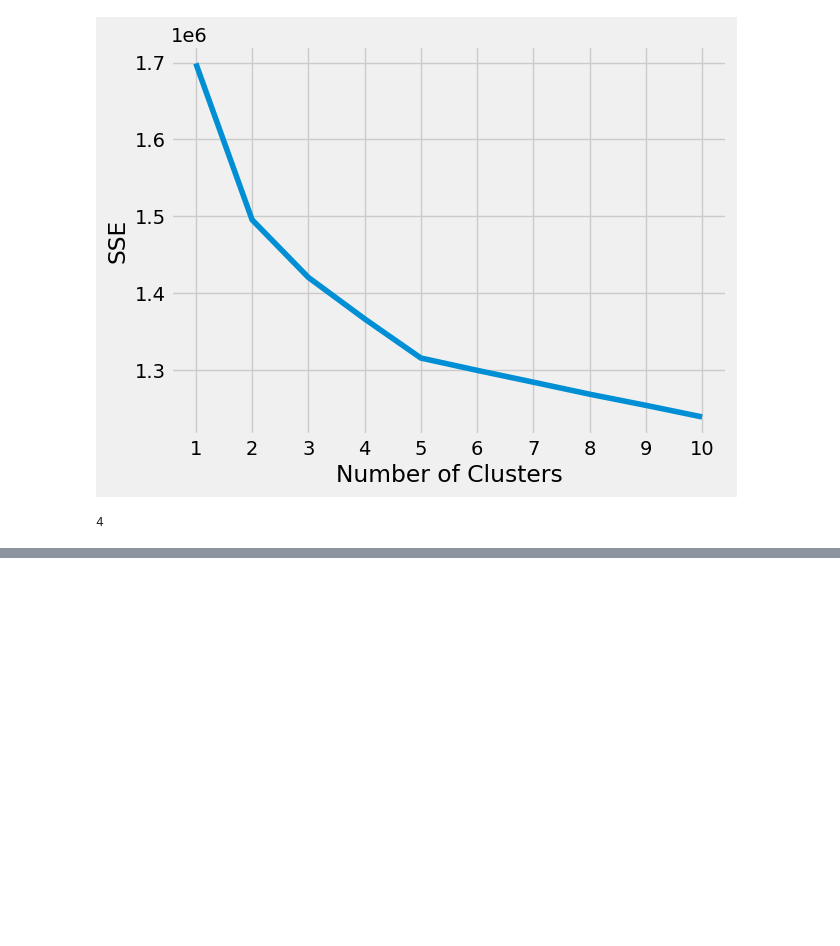
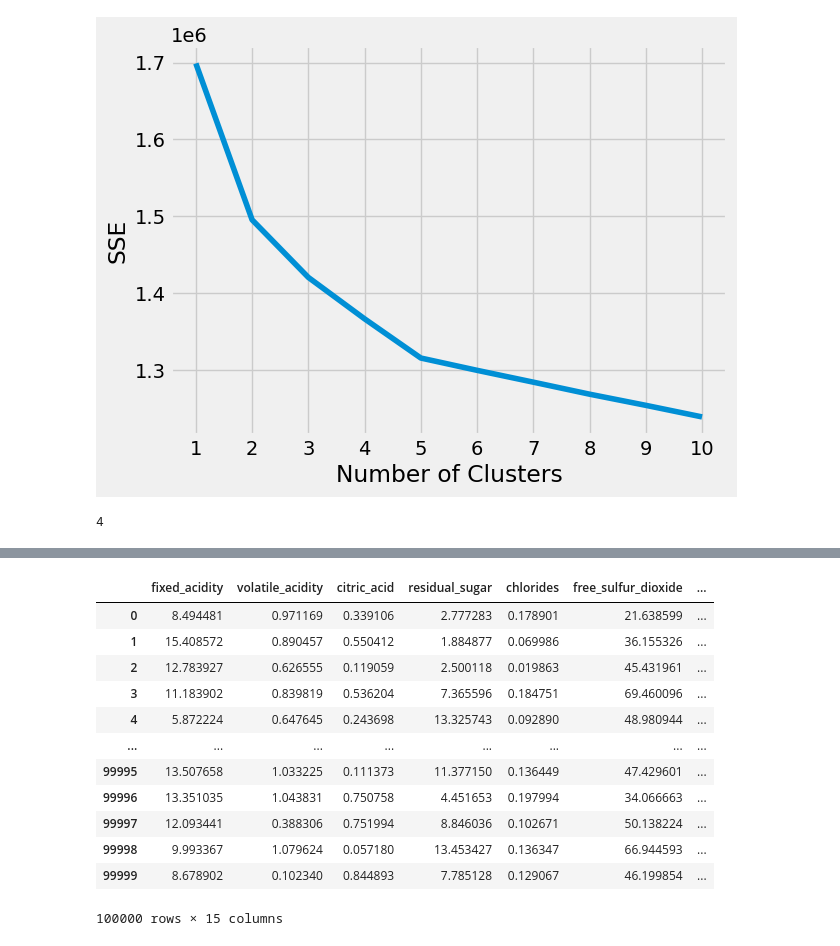
Before and after one commit to KDisme/PTDL, a Jupyter notebook: K-MEAN.ipynb, the cells around one changed output, grey strips where cells are left out. Cells and saved outputs as stored; diff of their text form; code cells hidden in the pictures; blank space fills up the shorter version.

```diff
--- a/K-MEAN.ipynb
+++ b/K-MEAN.ipynb
@@ -150,0 +193,16 @@ print(kl.elbow)
+# %%
+X
+# %% [output]
+|  | fixed_acidity | volatile_acidity | citric_acid | residual_sugar | chlorides | free_sulfur_dioxide | ... |
+| 0 | 8.494481 | 0.971169 | 0.339106 | 2.777283 | 0.178901 | 21.638599 | ... |
+| 1 | 15.408572 | 0.890457 | 0.550412 | 1.884877 | 0.069986 | 36.155326 | ... |
+| 2 | 12.783927 | 0.626555 | 0.119059 | 2.500118 | 0.019863 | 45.431961 | ... |
+| 3 | 11.183902 | 0.839819 | 0.536204 | 7.365596 | 0.184751 | 69.460096 | ... |
+| 4 | 5.872224 | 0.647645 | 0.243698 | 13.325743 | 0.092890 | 48.980944 | ... |
+| ... | ... | ... | ... | ... | ... | ... | ... |
+| 99995 | 13.507658 | 1.033225 | 0.111373 | 11.377150 | 0.136449 | 47.429601 | ... |
+| 99996 | 13.351035 | 1.043831 | 0.750758 | 4.451653 | 0.197994 | 34.066663 | ... |
+| 99997 | 12.093441 | 0.388306 | 0.751994 | 8.846036 | 0.102671 | 50.138224 | ... |
+| 99998 | 9.993367 | 1.079624 | 0.057180 | 13.453427 | 0.136347 | 66.944593 | ... |
+| 99999 | 8.678902 | 0.102340 | 0.844893 | 7.785128 | 0.129067 | 46.199854 | ... |
+100000 rows × 15 columns
```
Also changed, not shown: parts of 4 cells of this notebook.
